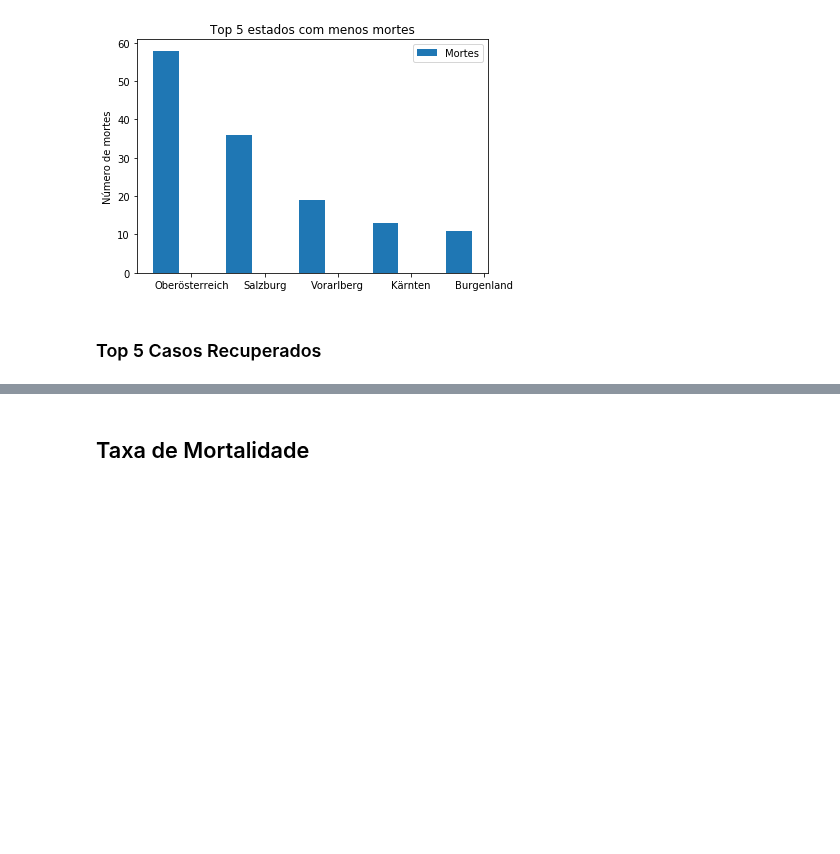
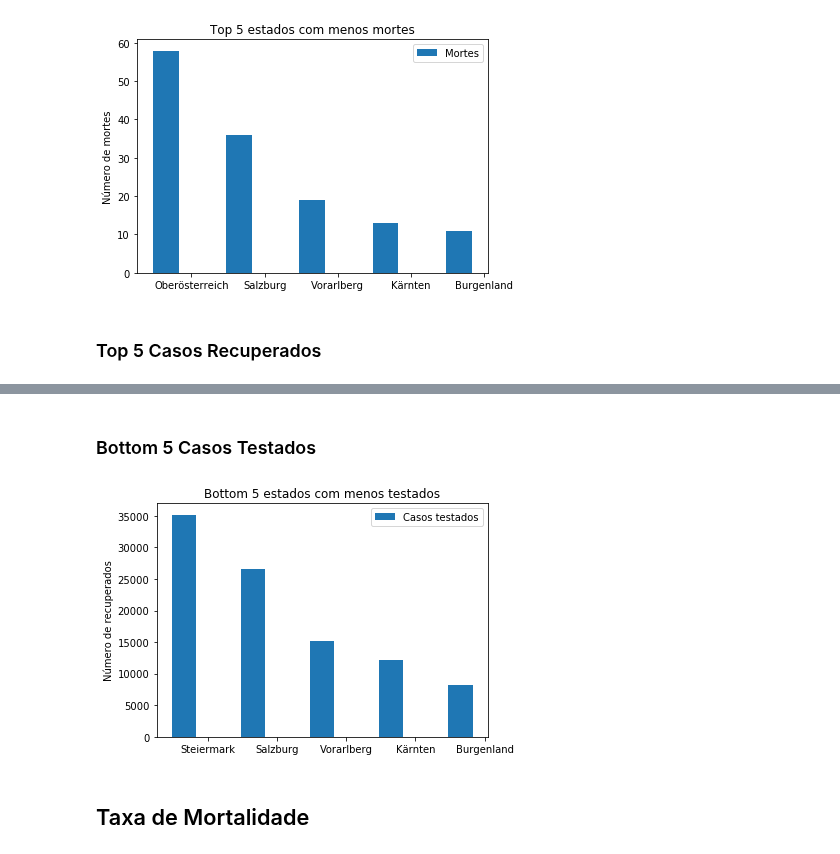
Before and after one commit to MarcelodeFreitas/Epidemiology, a Jupyter notebook: Study Cases/AUSTRIA/COVID-19_Austria_statistics.ipynb, the cells around one changed output, grey strips where cells are left out. Cells and saved outputs as stored; diff of their text form; code cells hidden in the pictures; blank space fills up the shorter version.

```diff
--- a/Study Cases/AUSTRIA/COVID-19_Austria_statistics.ipynb
+++ b/Study Cases/AUSTRIA/COVID-19_Austria_statistics.ipynb
@@ -311,3 +332,24 @@ plt.show()
+# %% [markdown]
+### Bottom 5 Casos Testados
+# %%
+delta1 = [bottom5tests[0]['Tests'],bottom5tests[1]['Tests'],bottom5tests[2]['Tests'],bottom5tests[3]['Tests'],bottom5tests[4]['Tests']]
+states = [bottom5tests[0]['Name'],bottom5tests[1]['Name'],bottom5tests[2]['Name'],bottom5tests[3]['Name'],bottom5tests[4]['Name']]
+
+fig, ax = plt.subplots()
+index = np.arange(5)
+bar_width = 0.35
+
+rects1 = plt.bar(index, delta1, bar_width, label='Casos testados')
+
+plt.ylabel('Número de recuperados')
+plt.title('Bottom 5 estados com menos testados')
+plt.xticks(index + bar_width,states,)
+plt.legend()
+
+plt.tight_layout()
+plt.show()
+# %% [output]
+[figure, added]
 # %% [markdown]
 ## Taxa de Mortalidade
 # %% [markdown]
```
Also changed, not shown: parts of 7 cells of this notebook.
